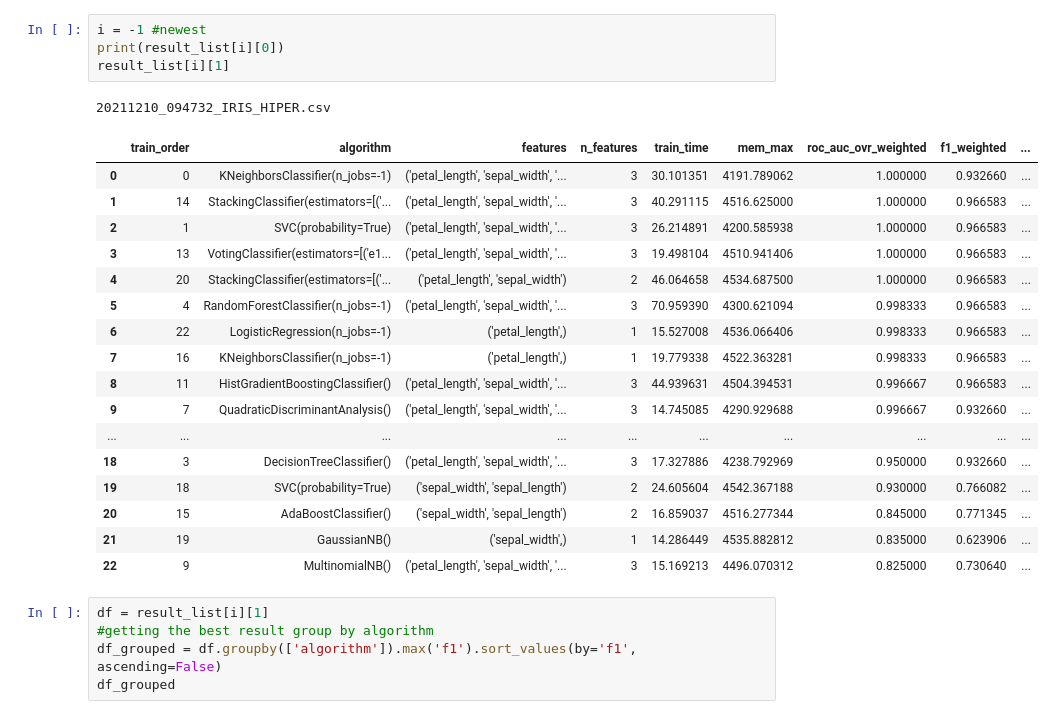
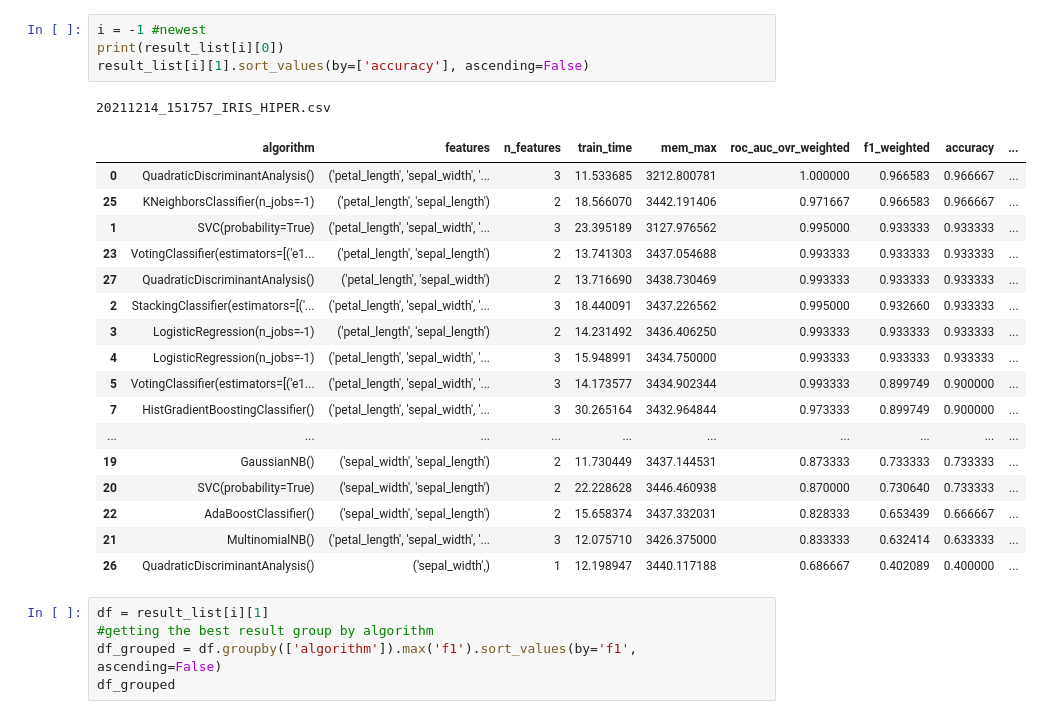
Before and after one commit to andersonmgomes/automl, a Jupyter notebook: results/analytics.ipynb, the cells around one changed output. Cells and saved outputs as stored; diff of their text form.

Commit message:
flushResults

```diff
--- a/results/analytics.ipynb
+++ b/results/analytics.ipynb
@@ -47,26 +47,26 @@ max: 1.0
 # %%
 i = -1 #newest
 print(result_list[i][0])
-result_list[i][1]
+result_list[i][1].sort_values(by=['accuracy'], ascending=False)
 # %% [output]
-20211210_094732_IRIS_HIPER.csv
+20211214_151757_IRIS_HIPER.csv
-|  | train_order | algorithm | features | n_features | train_time | mem_max | roc_auc_ovr_weighted | f1_weighted | ... |
-| 0 | 0 | KNeighborsClassifier(n_jobs=-1) | ('petal_length', 'sepal_width', '... | 3 | 30.101351 | 4191.789062 | 1.000000 | 0.932660 | ... |
-| 1 | 14 | StackingClassifier(estimators=[('... | ('petal_length', 'sepal_width', '... | 3 | 40.291115 | 4516.625000 | 1.000000 | 0.966583 | ... |
-| 2 | 1 | SVC(probability=True) | ('petal_length', 'sepal_width', '... | 3 | 26.214891 | 4200.585938 | 1.000000 | 0.966583 | ... |
-| 3 | 13 | VotingClassifier(estimators=[('e1... | ('petal_length', 'sepal_width', '... | 3 | 19.498104 | 4510.941406 | 1.000000 | 0.966583 | ... |
-| 4 | 20 | StackingClassifier(estimators=[('... | ('petal_length', 'sepal_width') | 2 | 46.064658 | 4534.687500 | 1.000000 | 0.966583 | ... |
-| 5 | 4 | RandomForestClassifier(n_jobs=-1) | ('petal_length', 'sepal_width', '... | 3 | 70.959390 | 4300.621094 | 0.998333 | 0.966583 | ... |
-| 6 | 22 | LogisticRegression(n_jobs=-1) | ('petal_length',) | 1 | 15.527008 | 4536.066406 | 0.998333 | 0.966583 | ... |
-| 7 | 16 | KNeighborsClassifier(n_jobs=-1) | ('petal_length',) | 1 | 19.779338 | 4522.363281 | 0.998333 | 0.966583 | ... |
-| 8 | 11 | HistGradientBoostingClassifier() | ('petal_length', 'sepal_width', '... | 3 | 44.939631 | 4504.394531 | 0.996667 | 0.966583 | ... |
-| 9 | 7 | QuadraticDiscriminantAnalysis() | ('petal_length', 'sepal_width', '... | 3 | 14.745085 | 4290.929688 | 0.996667 | 0.932660 | ... |
+|  | algorithm | features | n_features | train_time | mem_max | roc_auc_ovr_weighted | f1_weighted | accuracy | ... |
+| 0 | QuadraticDiscriminantAnalysis() | ('petal_length', 'sepal_width', '... | 3 | 11.533685 | 3212.800781 | 1.000000 | 0.966583 | 0.966667 | ... |
+| 25 | KNeighborsClassifier(n_jobs=-1) | ('petal_length', 'sepal_length') | 2 | 18.566070 | 3442.191406 | 0.971667 | 0.966583 | 0.966667 | ... |
+| 1 | SVC(probability=True) | ('petal_length', 'sepal_width', '... | 3 | 23.395189 | 3127.976562 | 0.995000 | 0.933333 | 0.933333 | ... |
+| 23 | VotingClassifier(estimators=[('e1... | ('petal_length', 'sepal_length') | 2 | 13.741303 | 3437.054688 | 0.993333 | 0.933333 | 0.933333 | ... |
+| 27 | QuadraticDiscriminantAnalysis() | ('petal_length', 'sepal_width') | 2 | 13.716690 | 3438.730469 | 0.993333 | 0.933333 | 0.933333 | ... |
+| 2 | StackingClassifier(estimators=[('... | ('petal_length', 'sepal_width', '... | 3 | 18.440091 | 3437.226562 | 0.995000 | 0.932660 | 0.933333 | ... |
+| 3 | LogisticRegression(n_jobs=-1) | ('petal_length', 'sepal_length') | 2 | 14.231492 | 3436.406250 | 0.993333 | 0.933333 | 0.933333 | ... |
+| 4 | LogisticRegression(n_jobs=-1) | ('petal_length', 'sepal_width', '... | 3 | 15.948991 | 3434.750000 | 0.993333 | 0.933333 | 0.933333 | ... |
+| 5 | VotingClassifier(estimators=[('e1... | ('petal_length', 'sepal_width', '... | 3 | 14.173577 | 3434.902344 | 0.993333 | 0.899749 | 0.900000 | ... |
+| 7 | HistGradientBoostingClassifier() | ('petal_length', 'sepal_width', '... | 3 | 30.265164 | 3432.964844 | 0.973333 | 0.899749 | 0.900000 | ... |
 | ... | ... | ... | ... | ... | ... | ... | ... | ... | ... |
-| 18 | 3 | DecisionTreeClassifier() | ('petal_length', 'sepal_width', '... | 3 | 17.327886 | 4238.792969 | 0.950000 | 0.932660 | ... |
-| 19 | 18 | SVC(probability=True) | ('sepal_width', 'sepal_length') | 2 | 24.605604 | 4542.367188 | 0.930000 | 0.766082 | ... |
-| 20 | 15 | AdaBoostClassifier() | ('sepal_width', 'sepal_length') | 2 | 16.859037 | 4516.277344 | 0.845000 | 0.771345 | ... |
-| 21 | 19 | GaussianNB() | ('sepal_width',) | 1 | 14.286449 | 4535.882812 | 0.835000 | 0.623906 | ... |
-| 22 | 9 | MultinomialNB() | ('petal_length', 'sepal_width', '... | 3 | 15.169213 | 4496.070312 | 0.825000 | 0.730640 | ... |
+| 19 | GaussianNB() | ('sepal_width', 'sepal_length') | 2 | 11.730449 | 3437.144531 | 0.873333 | 0.733333 | 0.733333 | ... |
+| 20 | SVC(probability=True) | ('sepal_width', 'sepal_length') | 2 | 22.228628 | 3446.460938 | 0.870000 | 0.730640 | 0.733333 | ... |
+| 22 | AdaBoostClassifier() | ('sepal_width', 'sepal_length') | 2 | 15.658374 | 3437.332031 | 0.828333 | 0.653439 | 0.666667 | ... |
+| 21 | MultinomialNB() | ('petal_length', 'sepal_width', '... | 3 | 12.075710 | 3426.375000 | 0.833333 | 0.632414 | 0.633333 | ... |
+| 26 | QuadraticDiscriminantAnalysis() | ('sepal_width',) | 1 | 12.198947 | 3440.117188 | 0.686667 | 0.402089 | 0.400000 | ... |
 # %%
 df = result_list[i][1]
 #getting the best result group by algorithm
```
Also changed, not shown: parts of 3 cells of this notebook, 8 other files.
